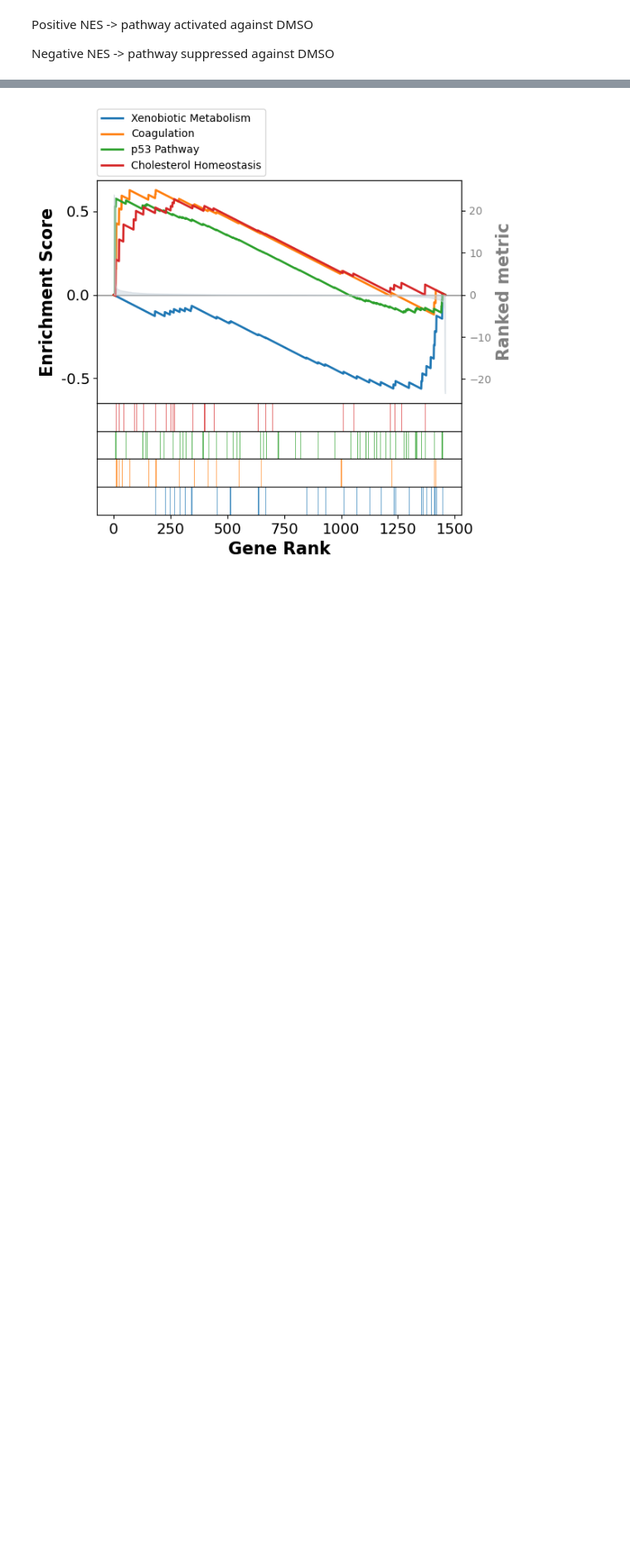
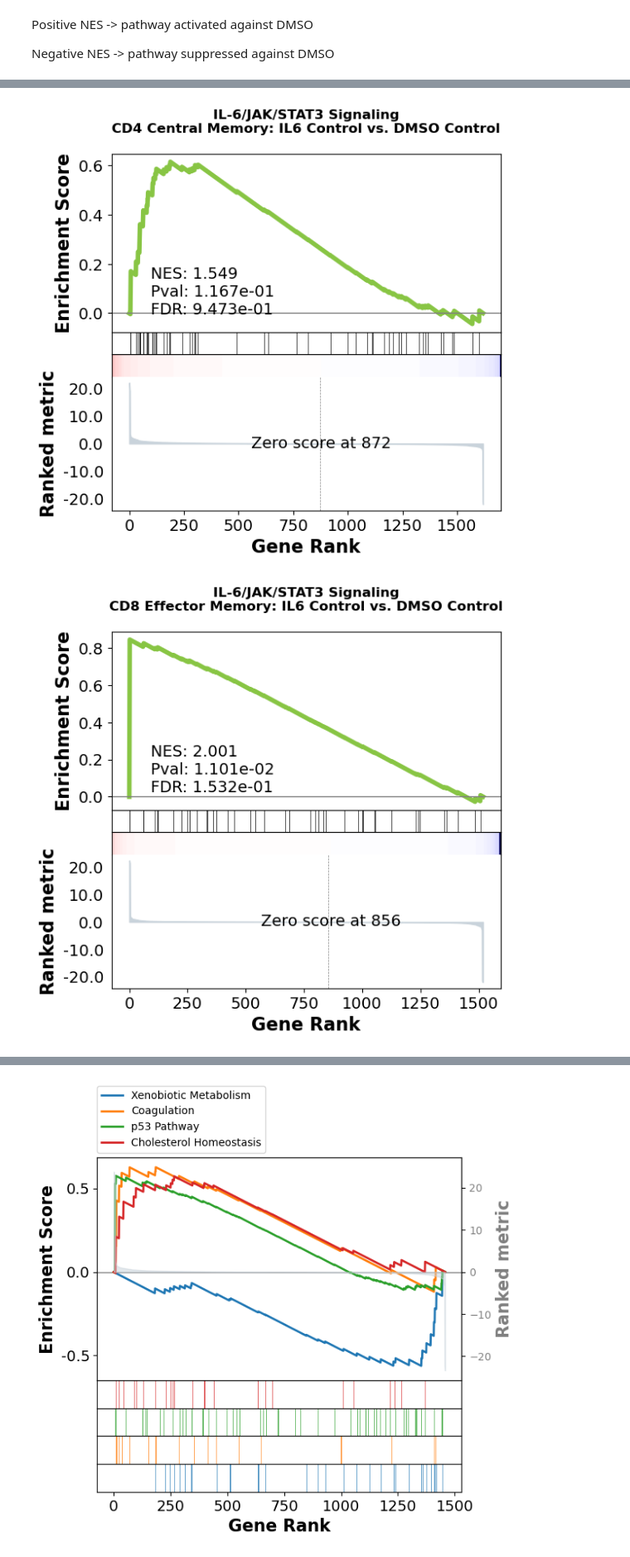
Before and after one commit to coreancutie/JAK-STAT, a Jupyter notebook: gseapy/gseapy_Hallmark_JW.ipynb, the cells around one changed output, grey strips where cells are left out. Shown at 83% size. Saved outputs shown, nothing was run; the diff lists cells and outputs as text; code cells hidden in the pictures; blank space fills up the shorter version.

```diff
--- a/gseapy/gseapy_Hallmark_JW.ipynb
+++ b/gseapy/gseapy_Hallmark_JW.ipynb
@@ -407,0 +505,48 @@ Negative NES -> pathway suppressed against DMSO
+# %%
+pathway = "IL-6/JAK/STAT3 Signaling"
+
+comparisons = [
+    # (cell_type, treatment, label)
+    ("CD4 Central Memory", "IL6 Control", ""),
+    ("CD8 Effector Memory", "IL6 Control", ""),
+
+    ("CD4 Central Memory", "Ruxolitinib", "(Strong inhibitor)"),
+    ("CD8 Effector Memory", "Ruxolitinib", "(Strong inhibitor)"),
+
+    ("CD4 Central Memory", "Baricitinib", "(Strong inhibitor)"),
+    ("CD8 Effector Memory", "Baricitinib", "(Strong inhibitor)"),
+
+    ("CD4 Central Memory", "Afatinib", "(Weak inhibitor)"),
+    ("CD8 Effector Memory", "Afatinib", "(Weak inhibitor)"),
+]
+# %%
+from gseapy import gseaplot
+
+for cell_type, drug, label in comparisons:
+
+    pre_res = gsea_res[cell_type][drug]
+
+    term_res = pre_res.results[pathway]
+
+    axs = gseaplot(
+        rank_metric=pre_res.ranking,
+        term=pathway,
+        **term_res
+    )
+
+    # Remove the default gseaplot title!
+    axs[0].set_title("")
+
+    # Get the figure object
+    fig = axs[0].get_figure()
+
+    # Add a visible figure-level title
+    fig.suptitle(
+        f"{pathway}\n {cell_type}: {drug} vs. DMSO Control {label}",
+        fontsize=12,
+        fontweight="bold",
+        y=1.00
+    )
+# %% [output]
+[figure, added]
+[figure, added]
```
Also changed, not shown: parts of 24 cells of this notebook, 2 other files.
